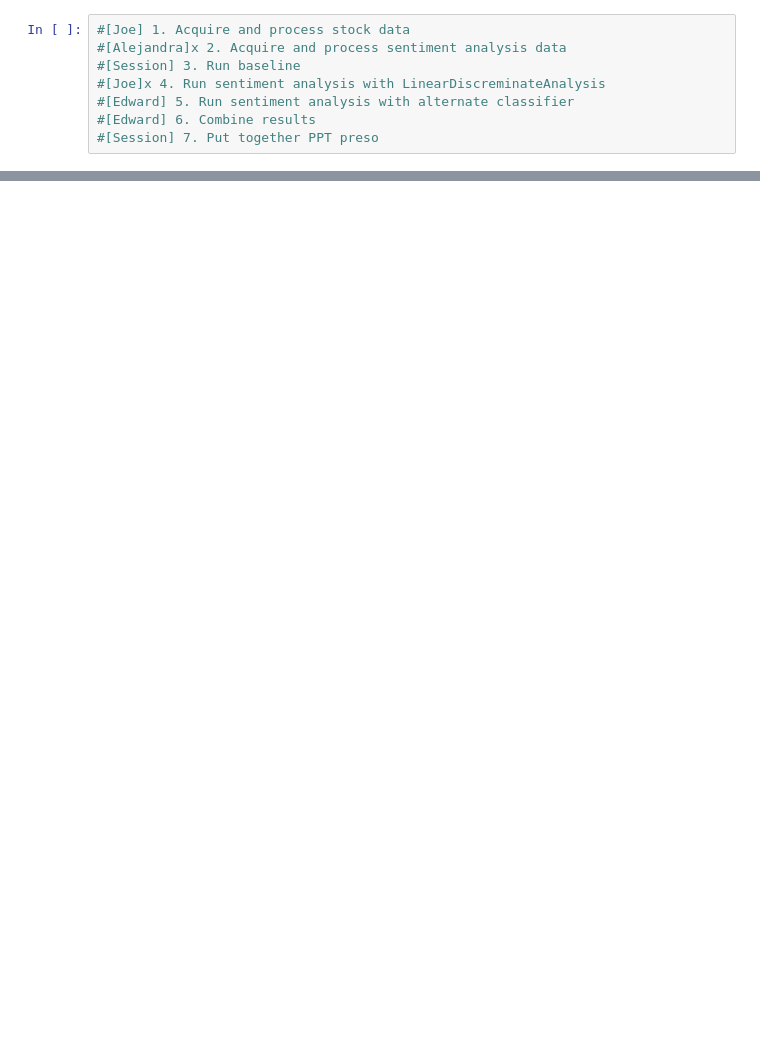
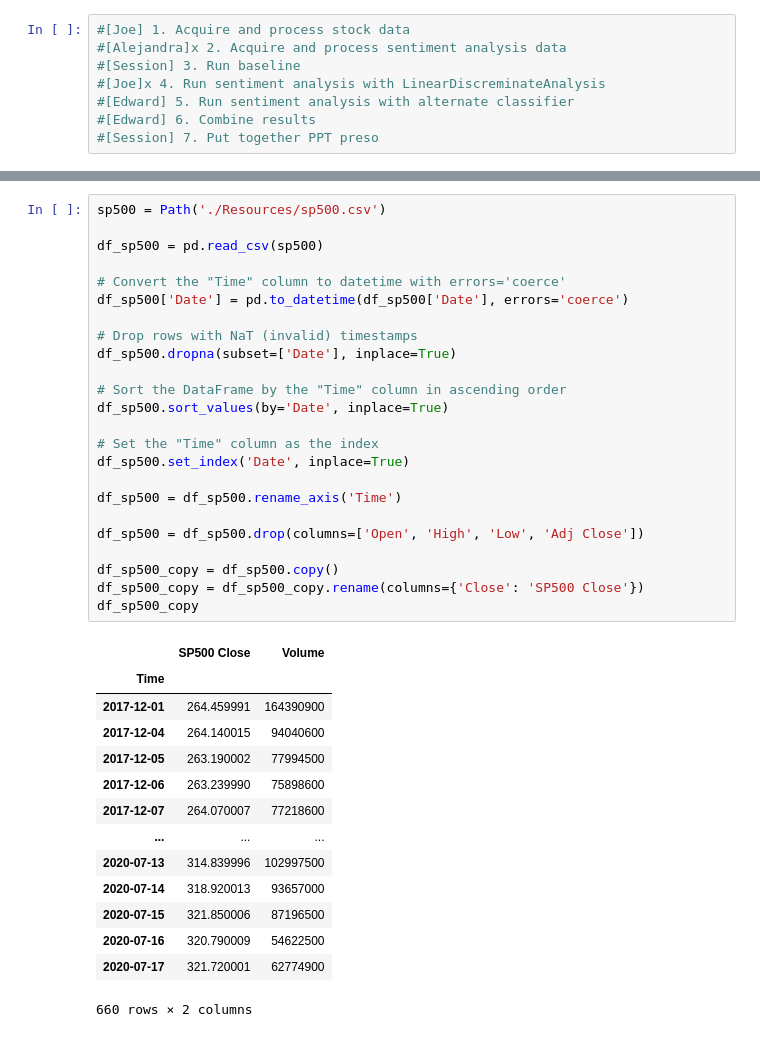
Before and after one commit to bittraidr/Sentiment_Analysis_Study_Multiple_Models, a Jupyter notebook: Branches/Joe.ipynb, the cells around one changed output, grey strips where cells are left out. Drawn from its saved outputs; the diff is of its cells as text; blank space fills up the shorter version.

```diff
--- a/Branches/Joe.ipynb
+++ b/Branches/Joe.ipynb
@@ -212,0 +144,39 @@ baseline_plot.plot()
+# %%
+sp500 = Path('./Resources/sp500.csv')
+
+df_sp500 = pd.read_csv(sp500)
+
+# Convert the "Time" column to datetime with errors='coerce'
+df_sp500['Date'] = pd.to_datetime(df_sp500['Date'], errors='coerce')
+
+# Drop rows with NaT (invalid) timestamps
+df_sp500.dropna(subset=['Date'], inplace=True)
+
+# Sort the DataFrame by the "Time" column in ascending order
+df_sp500.sort_values(by='Date', inplace=True)
+
+# Set the "Time" column as the index
+df_sp500.set_index('Date', inplace=True)
+
+df_sp500 = df_sp500.rename_axis('Time')
+
+df_sp500 = df_sp500.drop(columns=['Open', 'High', 'Low', 'Adj Close'])
+
+df_sp500_copy = df_sp500.copy()
+df_sp500_copy = df_sp500_copy.rename(columns={'Close': 'SP500 Close'})
+df_sp500_copy
+# %% [output]
+|  | SP500 Close | Volume |
+| Time |  |  |
+| 2017-12-01 | 264.459991 | 164390900 |
+| 2017-12-04 | 264.140015 | 94040600 |
+| 2017-12-05 | 263.190002 | 77994500 |
+| 2017-12-06 | 263.239990 | 75898600 |
+| 2017-12-07 | 264.070007 | 77218600 |
+| ... | ... | ... |
+| 2020-07-13 | 314.839996 | 102997500 |
+| 2020-07-14 | 318.920013 | 93657000 |
+| 2020-07-15 | 321.850006 | 87196500 |
+| 2020-07-16 | 320.790009 | 54622500 |
+| 2020-07-17 | 321.720001 | 62774900 |
+660 rows × 2 columns
```
Also changed, not shown: parts of 18 cells of this notebook, 1 other file.
